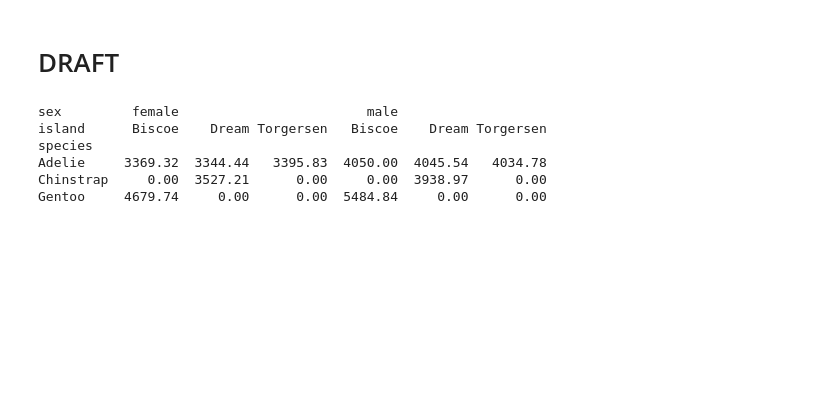
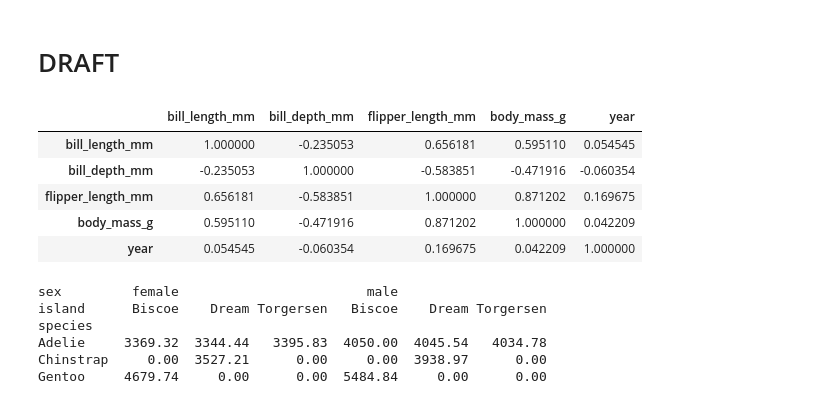
Before and after one commit to carlosjesuscaro/data_analysis_summary, a Jupyter notebook: Visualizations.ipynb, the cells around one changed output. Saved outputs shown, nothing was run; the diff lists cells and outputs as text; code cells hidden in the pictures; blank space fills up the shorter version.

```diff
--- a/Visualizations.ipynb
+++ b/Visualizations.ipynb
@@ -391,5 +436,14 @@ g.set_xlabels('Bill length (mm)', labelpad=10)
 # %% [markdown]
 # DRAFT
+# %%
+data.corr(numeric_only=True)
+# %% [output]
+|  | bill_length_mm | bill_depth_mm | flipper_length_mm | body_mass_g | year |
+| bill_length_mm | 1.000000 | -0.235053 | 0.656181 | 0.595110 | 0.054545 |
+| bill_depth_mm | -0.235053 | 1.000000 | -0.583851 | -0.471916 | -0.060354 |
+| flipper_length_mm | 0.656181 | -0.583851 | 1.000000 | 0.871202 | 0.169675 |
+| body_mass_g | 0.595110 | -0.471916 | 0.871202 | 1.000000 | 0.042209 |
+| year | 0.054545 | -0.060354 | 0.169675 | 0.042209 | 1.000000 |
 # %%
 pivot_table = pd.pivot_table(data=data, index='species', columns=['sex', 'island'], values='body_mass_g', aggfunc='mean').round(2).fillna(0)
 print(pivot_table)
```
Also changed, not shown: parts of 11 cells of this notebook.
